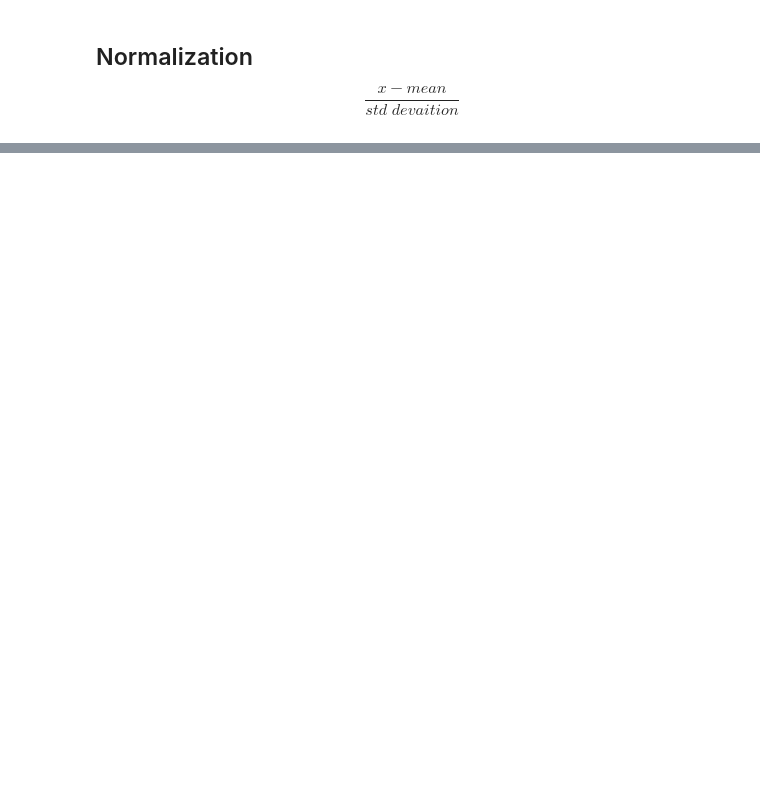
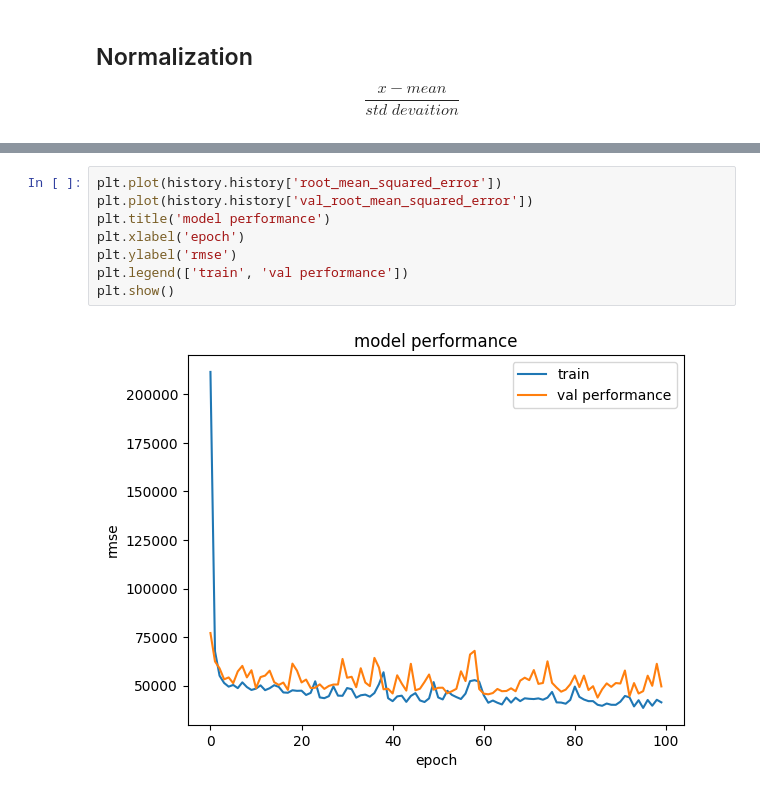
Before and after one commit to Tawheed-tariq/Machine-learning-course, a Jupyter notebook: simple projects/second hand car price prediction/main.ipynb, the cells around one changed output, grey strips where cells are left out. Saved outputs shown, nothing was run; the diff lists cells and outputs as text; blank space fills up the shorter version.

```diff
--- a/simple projects/second hand car price prediction/main.ipynb
+++ b/simple projects/second hand car price prediction/main.ipynb
@@ -128,0 +209,10 @@ tf.keras.utils.plot_model(model, to_file= 'model.png', show_shapes=True)
+# %%
+plt.plot(history.history['root_mean_squared_error'])
+plt.plot(history.history['val_root_mean_squared_error'])
+plt.title('model performance')
+plt.xlabel('epoch')
+plt.ylabel('rmse')
+plt.legend(['train', 'val performance'])
+plt.show()
+# %% [output]
+[figure, added]
```
Also changed, not shown: parts of 18 cells of this notebook, 1 other file.
